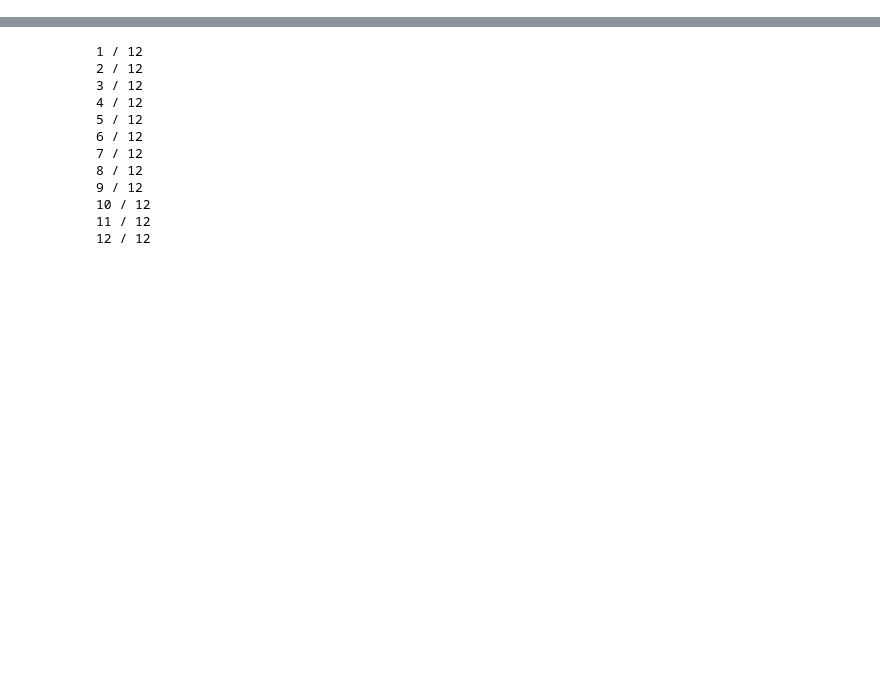
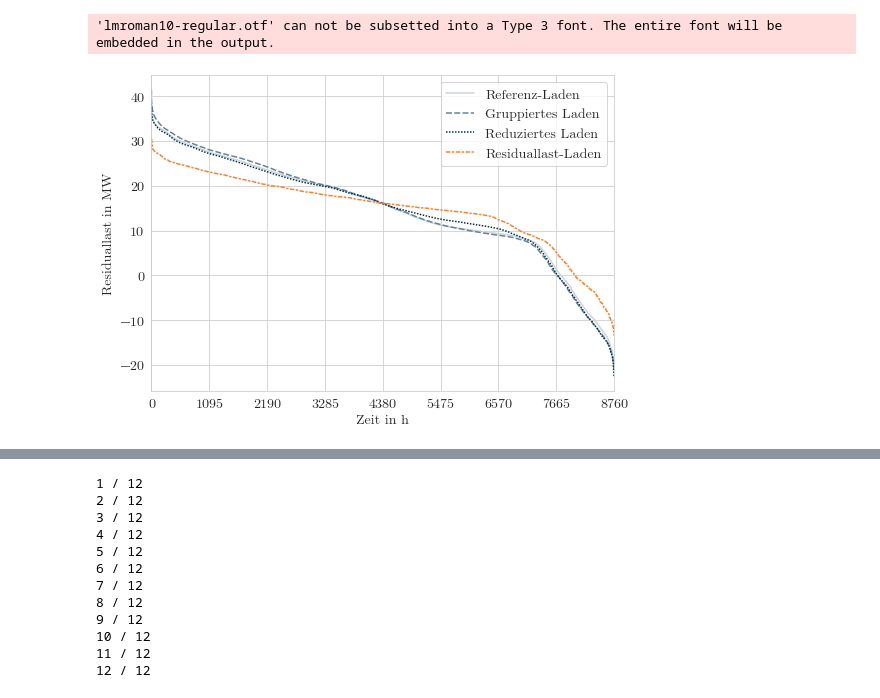
Before and after one commit to MA-KH-RLI/vis-recherche, a Jupyter notebook: python/vis_residual_load.ipynb, the cells around one changed output, grey strips where cells are left out. Drawn from its saved outputs; the diff is of its cells as text; code cells hidden in the pictures; blank space fills up the shorter version.

```diff
--- a/python/vis_residual_load.ipynb
+++ b/python/vis_residual_load.ipynb
@@ -0,0 +30,20 @@
+# %%
+RLI_CMAP_CORPORATE_DESIGN = [
+    (0, 46, 80),
+    (51, 88, 115),
+    (102, 130, 150),
+    (153, 171, 185),
+    (204, 213, 220),
+    (166, 166, 166),
+    (34, 116, 165),
+    (68, 175, 105),
+    (254, 127, 45),
+    (241, 196, 15),
+]
+
+for count, color in enumerate(RLI_CMAP_CORPORATE_DESIGN):
+    RGB = tuple([1/255 * x for x in color])
+    RLI_CMAP_CORPORATE_DESIGN[count] = RGB
+# %%
+df_res = pd.read_csv("sorted_residual_load_176.csv", index_col=[0])
+df_res.head()
@@ -0,0 +191,10 @@
+# %%
+df1 = df_res.copy().iloc[:,4:8]
+df2 = df_res.copy().iloc[:,[8,11]]
+
+export_dir = Path("images")
+# %%
+line_plot(df1, export_dir, filename="example_resiual_load")
+# %% [output]
+'lmroman10-regular.otf' can not be subsetted into a Type 3 font. The entire font will be embedded in the output.
+[figure, added]
```
Also changed, not shown: parts of 6 cells of this notebook, 2 other files.
